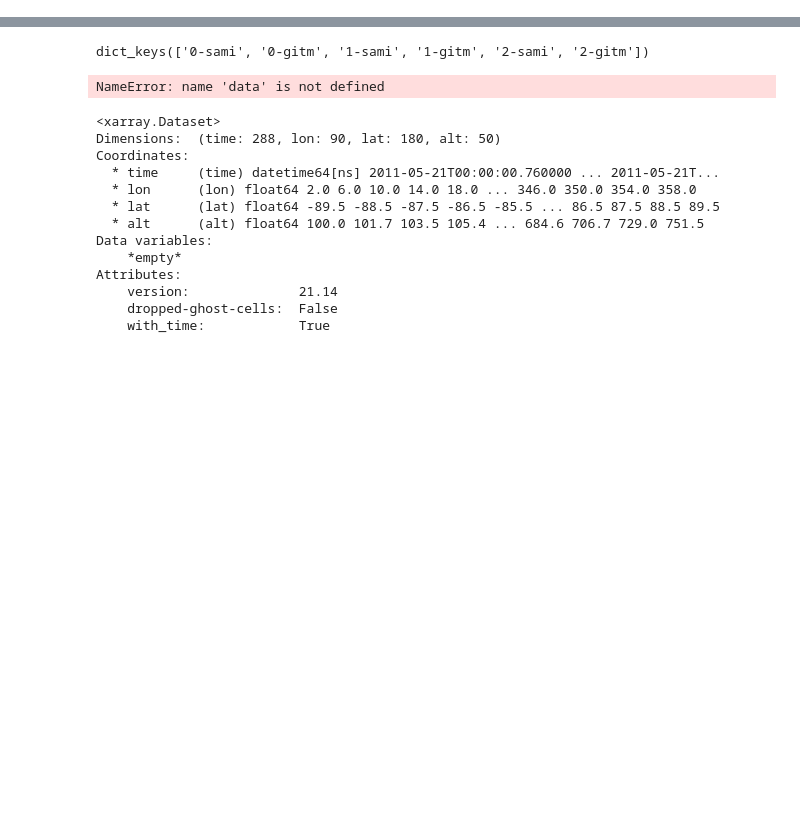
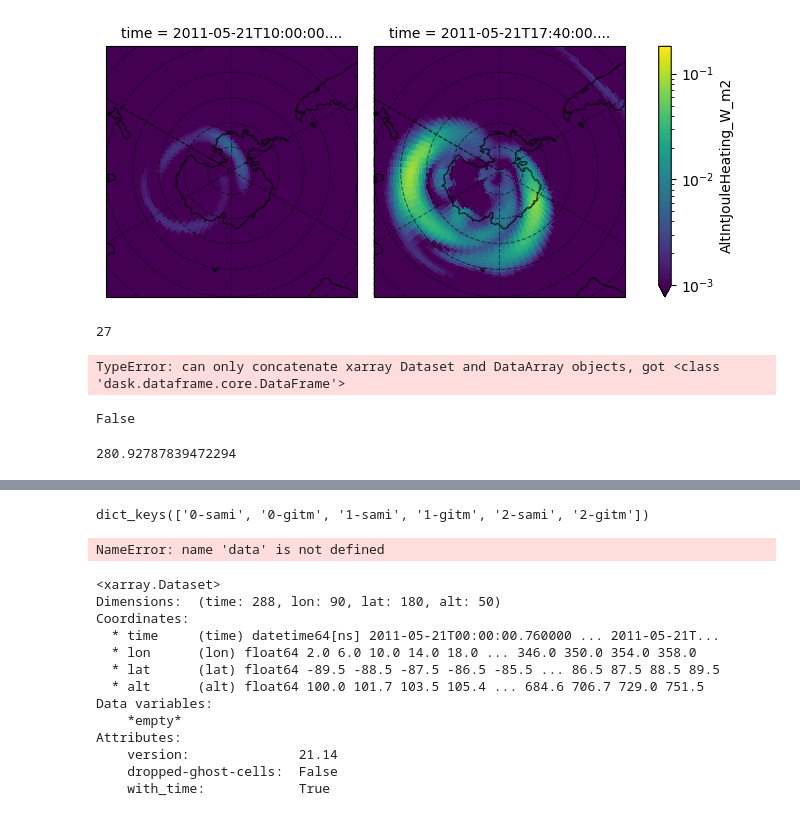
Before and after one commit to abukowski21/SAMI3-GITM-python, a Jupyter notebook: Untitled.ipynb, the cells around one changed output, grey strips where cells are left out. Drawn from its saved outputs; the diff is of its cells as text; code cells hidden in the pictures; blank space fills up the shorter version.

Commit message:
random testing

```diff
--- a/Untitled.ipynb
+++ b/Untitled.ipynb
@@ -24,0 +50,14 @@ from utility_programs.read_routines.SAMI import auto_read as auto_read_sami
+# %%
+ds2 = xr.open_mfdataset('/glade/u/home/abukowski/scratch/postprocessed/may_on-FullAmp_GITM.nc', engine='h5netcdf')
+# %%
+p = ds2.AltIntJouleHeating_W_m2.isel(time=[408,500]).plot(x='lon', y='lat',
+                  subplot_kws=subplot_kws,col='time',
+                                                          norm=colors.LogNorm(vmin=1e-3),
+                  transform=ccrs.PlateCarree())
+
+for ax in p.axs.flatten():
+    ax.gridlines(color='black', alpha=0.5, linestyle='--')
+    ax.set_extent([-300, 60, -40, -90], ccrs.PlateCarree())
+    ax.coastlines(alpha=0.7)
+# %% [output]
+[figure, added]
@@ -24,0 +74,8 @@ from utility_programs.read_routines.SAMI import auto_read as auto_read_sami
+# %%
+np.random.randint(0,100)
+# %% [output]
+27
+# %%
+xr.concat(d, 'time')
+# %% [output]
+TypeError: can only concatenate xarray Dataset and DataArray objects, got <class 'dask.dataframe.core.DataFrame'>
@@ -24,0 +92,9 @@ from utility_programs.read_routines.SAMI import auto_read as auto_read_sami
+# %%
+import dask
+dask.is_dask_collection(ds1)#, dask.is_dask_collection(ds1),
+# %% [output]
+False
+# %%
+ds1.nbytes/1024**3
+# %% [output]
+280.92787839472294
```
Also changed, not shown: parts of 22 cells of this notebook.
